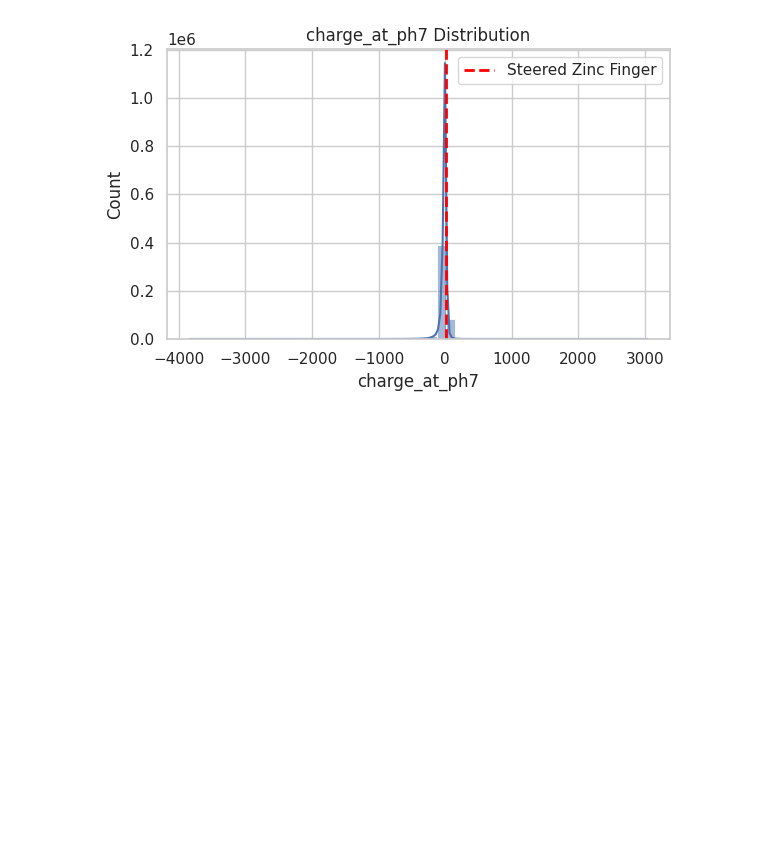
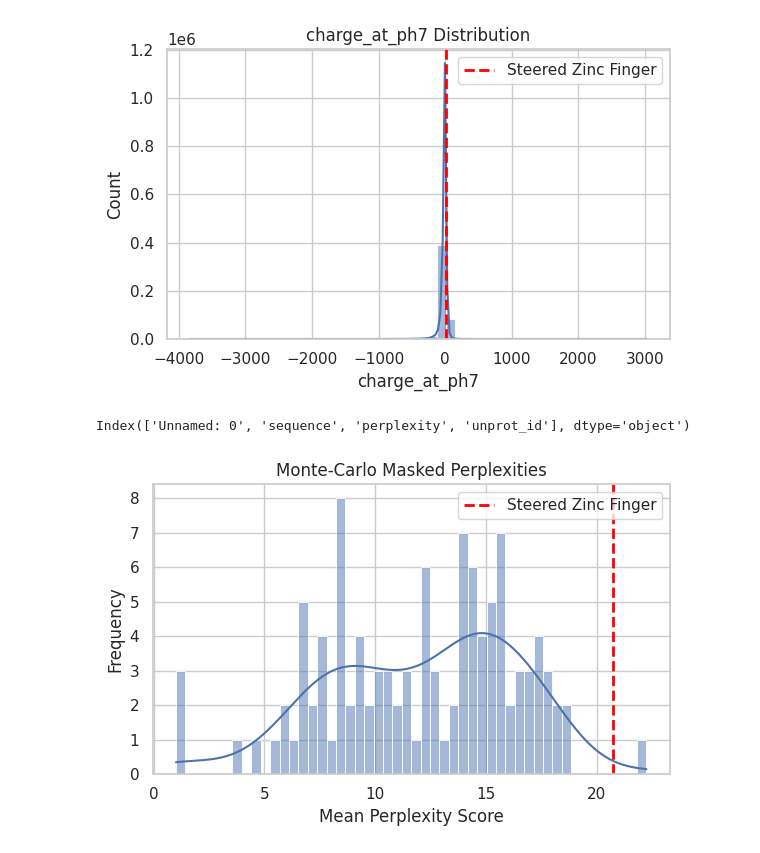
Before and after one commit to arjun-banerjee/PLMNeuron, a Jupyter notebook: benchmarks/inference.ipynb, the cells around one changed output. Cells and saved outputs as stored; diff of their text form; code cells hidden in the pictures; blank space fills up the shorter version.

```diff
--- a/benchmarks/inference.ipynb
+++ b/benchmarks/inference.ipynb
@@ -119,5 +119,26 @@ for key in global_keys:
 [figure]
 # %%
 # Perplexity Stats
+df = pd.read_csv("biochemical_benchmarks/perplexity_sample_1.csv")
+df_stats = pd.read_csv("biochemical_benchmarks/perplexity_sample_1_simple_stats.csv")
+df.columns
+# %% [output]
+Index(['Unnamed: 0', 'sequence', 'perplexity', 'unprot_id'], dtype='object')
+# %%
+perplexities = df["perplexity"].to_list()
 # %%
-p = compute_estimated_masked_perplexity(sample_seq, 20, 1000)
+sample_seq = "MNYRCVKNGRKCEMIESHERKKTMVIVNYYTLQAALHMLIKATHISRVRIDKGGEAMGMQACYPNNTNTQGGPELMLSCKVAFNTAIMPQDKGPRYLLGWWPADKGDTSANRRRWGQDA"
+new_sample_score = compute_estimated_masked_perplexity(sample_seq, lambda_t=20, num_samples=100)
+
+sns.set(style="whitegrid")
+plt.figure(figsize=(6, 4))
+sns.histplot(perplexities, bins=50, kde=True)
+plt.axvline(new_sample_score, color='red', linestyle='--', linewidth=2, label='Steered Zinc Finger')
+plt.title("Monte-Carlo Masked Perplexities")
+plt.xlabel("Mean Perplexity Score")
+plt.ylabel("Frequency")
+plt.legend()
+plt.tight_layout()
+plt.show()
+# %% [output]
+[figure, added]
```
